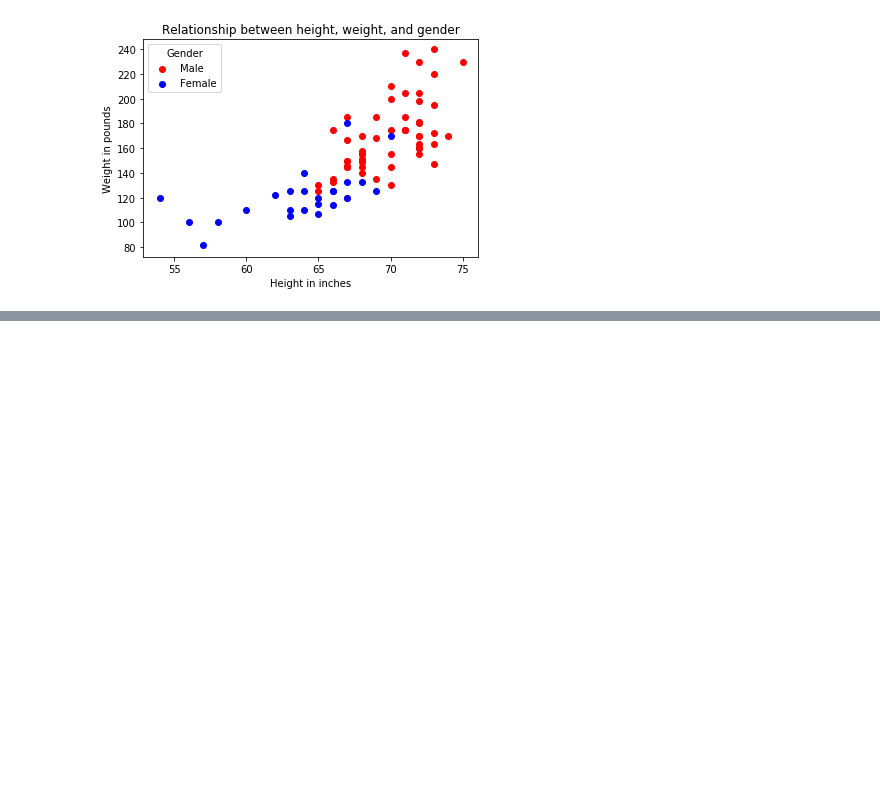
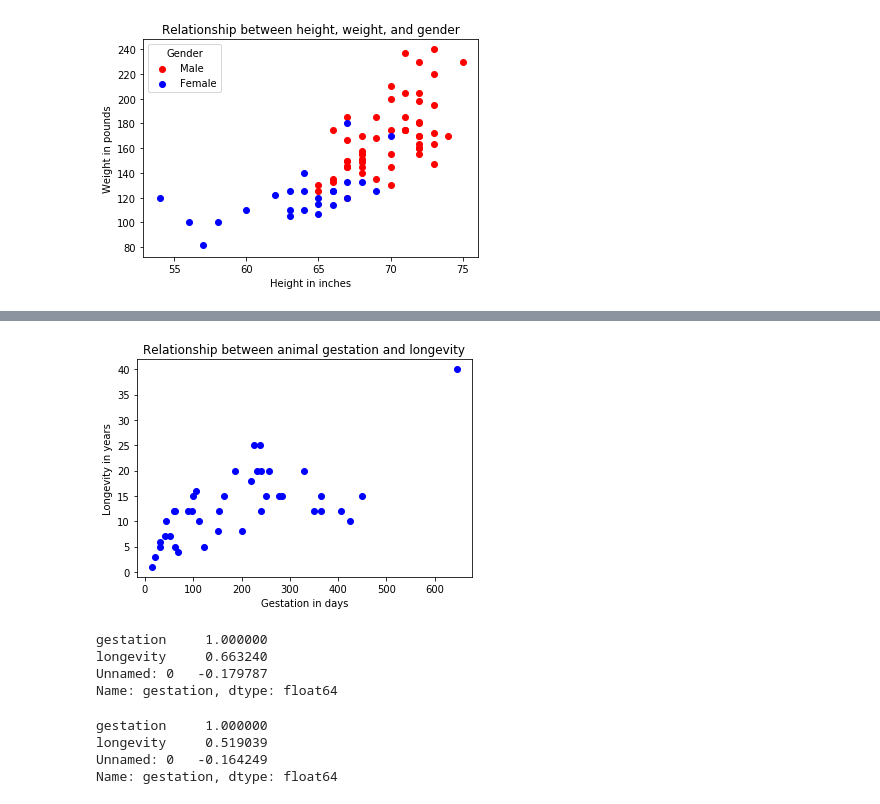
Before and after one commit to uoflCoder/StanfordStats, a Jupyter notebook: Examining Distributions.ipynb, the cells around one changed output, grey strips where cells are left out. Saved outputs shown, nothing was run; the diff lists cells and outputs as text; code cells hidden in the pictures; blank space fills up the shorter version.

```diff
--- a/Examining Distributions.ipynb
+++ b/Examining Distributions.ipynb
@@ -257,0 +260,4 @@ plt.show()
+# %%
+import pandas as pd
+import matplotlib.pyplot as plt
+animalsData = pd.read_csv('AnimalsData.csv')
@@ -257,0 +273,16 @@ plt.show()
+# %%
+plt.scatter(x=animalsData.gestation, y=animalsData.longevity, color='b')
+plt.title('Relationship between animal gestation and longevity')
+plt.xlabel('Gestation in days')
+plt.ylabel('Longevity in years')
+plt.show()
+# %% [output]
+[figure, added]
+# %%
+corr_matrix = animalsData.corr()
+corr_matrix["gestation"].sort_values(ascending=False)
+# %% [output]
+gestation     1.000000
+longevity     0.663240
+Unnamed: 0   -0.179787
+Name: gestation, dtype: float64
@@ -257,0 +292,8 @@ plt.show()
+# %%
+corr_matrix = animalsData.corr()
+corr_matrix["gestation"].sort_values(ascending=False)
+# %% [output]
+gestation     1.000000
+longevity     0.519039
+Unnamed: 0   -0.164249
+Name: gestation, dtype: float64
```
Also changed, not shown: parts of 3 cells of this notebook, 1 other file.
